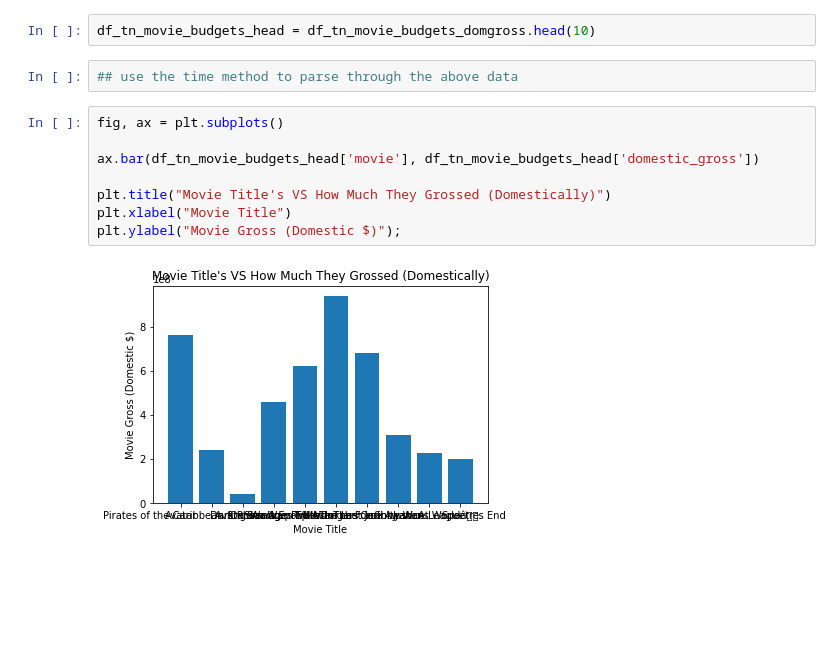
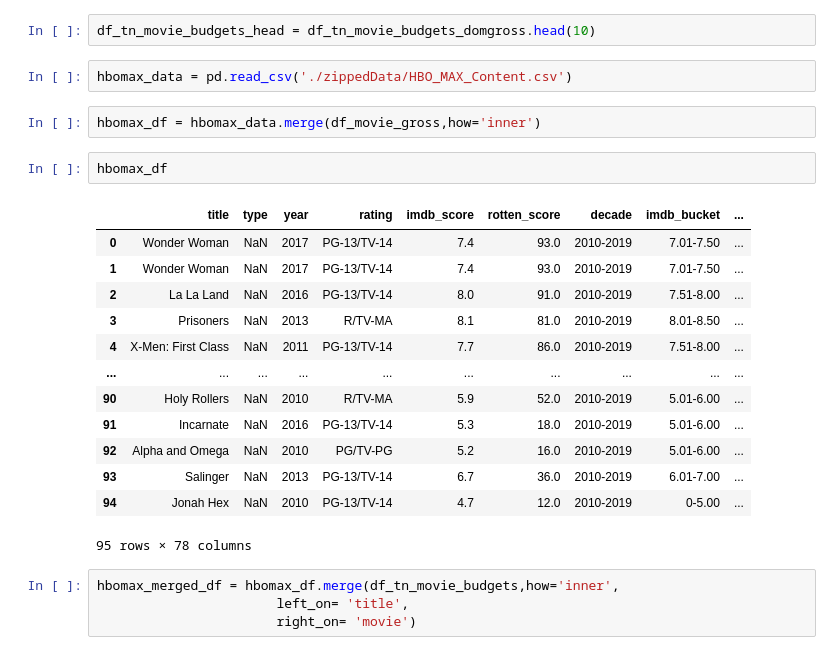
Before and after one commit to kyongminso/phase_1_project, a Jupyter notebook: Jawwad Data Cleaned.ipynb, the cells around one changed output. Drawn from its saved outputs; the diff is of its cells as text; blank space fills up the shorter version.

Commit message:
Jawwad - Final Notebook and Data

```diff
--- a/Jawwad Data Cleaned.ipynb
+++ b/Jawwad Data Cleaned.ipynb
@@ -245,15 +136,27 @@ df_tn_movie_budgets_domgross.head(10)
 | 9 | 10 | Nov 6, 2015 | Spectre | 300000000 | 200074175 |
 # %%
 df_tn_movie_budgets_head = df_tn_movie_budgets_domgross.head(10)
-# %%
-## use the time method to parse through the above data
-# %%
-fig, ax = plt.subplots()
-
-ax.bar(df_tn_movie_budgets_head['movie'], df_tn_movie_budgets_head['domestic_gross'])
-
-plt.title("Movie Title's VS How Much They Grossed (Domestically)")
-plt.xlabel("Movie Title")
-plt.ylabel("Movie Gross (Domestic $)");
-# %% [output]
-[figure, removed]
+# %%
+hbomax_data = pd.read_csv('./zippedData/HBO_MAX_Content.csv')
+# %%
+hbomax_df = hbomax_data.merge(df_movie_gross,how='inner')
+# %%
+hbomax_df
+# %% [output]
+|  | title | type | year | rating | imdb_score | rotten_score | decade | imdb_bucket | ... |
+| 0 | Wonder Woman | NaN | 2017 | PG-13/TV-14 | 7.4 | 93.0 | 2010-2019 | 7.01-7.50 | ... |
+| 1 | Wonder Woman | NaN | 2017 | PG-13/TV-14 | 7.4 | 93.0 | 2010-2019 | 7.01-7.50 | ... |
+| 2 | La La Land | NaN | 2016 | PG-13/TV-14 | 8.0 | 91.0 | 2010-2019 | 7.51-8.00 | ... |
+| 3 | Prisoners | NaN | 2013 | R/TV-MA | 8.1 | 81.0 | 2010-2019 | 8.01-8.50 | ... |
+| 4 | X-Men: First Class | NaN | 2011 | PG-13/TV-14 | 7.7 | 86.0 | 2010-2019 | 7.51-8.00 | ... |
+| ... | ... | ... | ... | ... | ... | ... | ... | ... | ... |
+| 90 | Holy Rollers | NaN | 2010 | R/TV-MA | 5.9 | 52.0 | 2010-2019 | 5.01-6.00 | ... |
+| 91 | Incarnate | NaN | 2016 | PG-13/TV-14 | 5.3 | 18.0 | 2010-2019 | 5.01-6.00 | ... |
+| 92 | Alpha and Omega | NaN | 2010 | PG/TV-PG | 5.2 | 16.0 | 2010-2019 | 5.01-6.00 | ... |
+| 93 | Salinger | NaN | 2013 | PG-13/TV-14 | 6.7 | 36.0 | 2010-2019 | 6.01-7.00 | ... |
+| 94 | Jonah Hex | NaN | 2010 | PG-13/TV-14 | 4.7 | 12.0 | 2010-2019 | 0-5.00 | ... |
+95 rows × 78 columns
+# %%
+hbomax_merged_df = hbomax_df.merge(df_tn_movie_budgets,how='inner',
+                       left_on= 'title',
+                       right_on= 'movie')
```
Also changed, not shown: parts of 22 cells of this notebook, 6 other files.
